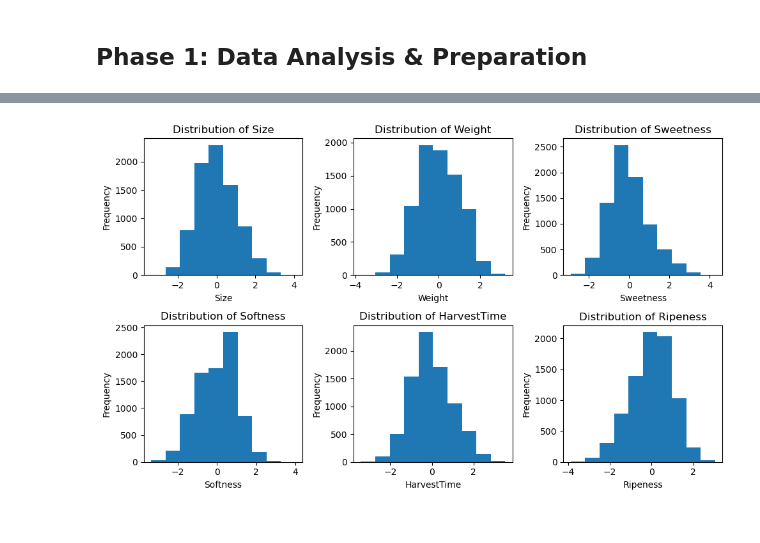
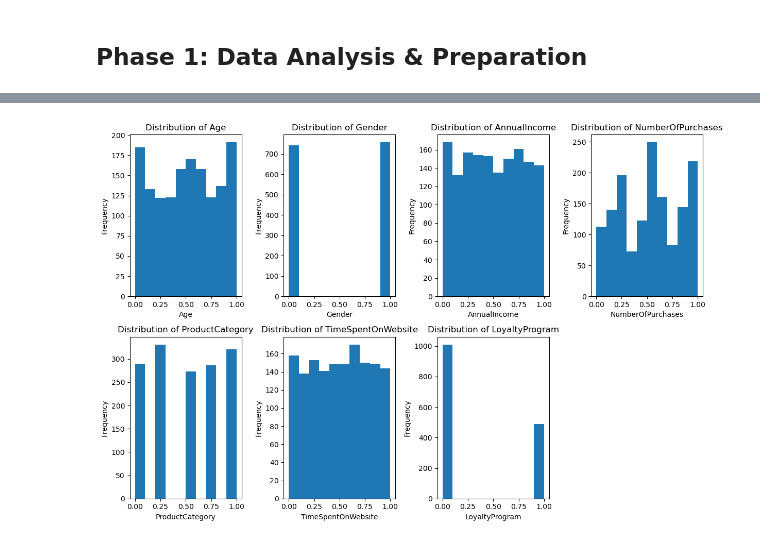
Before and after one commit to meganajoseph/NNtask, a Jupyter notebook: neural_networks_task.ipynb, the cells around one changed output, grey strips where cells are left out. Saved outputs shown, nothing was run; the diff lists cells and outputs as text; code cells hidden in the pictures.

```diff
--- a/neural_networks_task.ipynb
+++ b/neural_networks_task.ipynb
@@ -11,7 +11,7 @@ Data source: [Banana Quality Dataset](https://www.kaggle.com/datasets/l3llff/ban
 # %%
 # load dataset
-X = pd.read_csv("archive\\banana_quality.csv").iloc[:, :-2]
-y = pd.read_csv("archive\\banana_quality.csv").iloc[:, [-1]]
+X = pd.read_csv("data\\customer_purchase_data.csv").iloc[:, :-2]
+y = pd.read_csv("data\\customer_purchase_data.csv").iloc[:, [-1]]
 # %%
 X.head()
 # %% [output]
@@ -34,5 +35,5 @@ y.head()
 # %%
-# z-score normalize
-X_norm = (X-X.mean())/X.std()
+# min-max normalize
+X_norm = (X-X.min())/(X.max()-X.min())
 X_norm.head()
 # %% [output]
@@ -44,0 +48,16 @@ X_norm.head()
+# %%
+# visualizations before normalization
+fig, axs = plt.subplots(2, 4, figsize=(12, 8))
+a = axs.ravel()
+for idx, ax in enumerate(a):
+    if idx == 7:
+        fig.delaxes(ax)
+        break
+    col = X.columns[idx]
+    ax.hist(X[col])
+    ax.set_title(f'Distribution of {col}')
+    ax.set_xlabel(f'{col}')
+    ax.set_ylabel('Frequency')
+plt.tight_layout()
+plt.savefig('distribution_of_features.png')
+plt.show()
@@ -45,14 +66,18 @@ X_norm.head()
 # %%
-# visualizations
-fig, axs = plt.subplots(2, 3, figsize=(10, 6))
+# visualizations after normalization
+fig, axs = plt.subplots(2, 4, figsize=(12, 8))
 a = axs.ravel()
-for idx,ax in enumerate(a):
+for idx, ax in enumerate(a):
+    if idx == 7:
+        fig.delaxes(ax)
+        break
     col = X_norm.columns[idx]
     ax.hist(X_norm[col])
     ax.set_title(f'Distribution of {col}')
     ax.set_xlabel(f'{col}')
     ax.set_ylabel('Frequency')
 plt.tight_layout()
+plt.savefig('distribution_of_normalized_features.png')
 plt.show()
 # %% [output]
-[figure, old version]
+[figure, new version]
```
Also changed, not shown: parts of 12 cells of this notebook, 5 other files.
